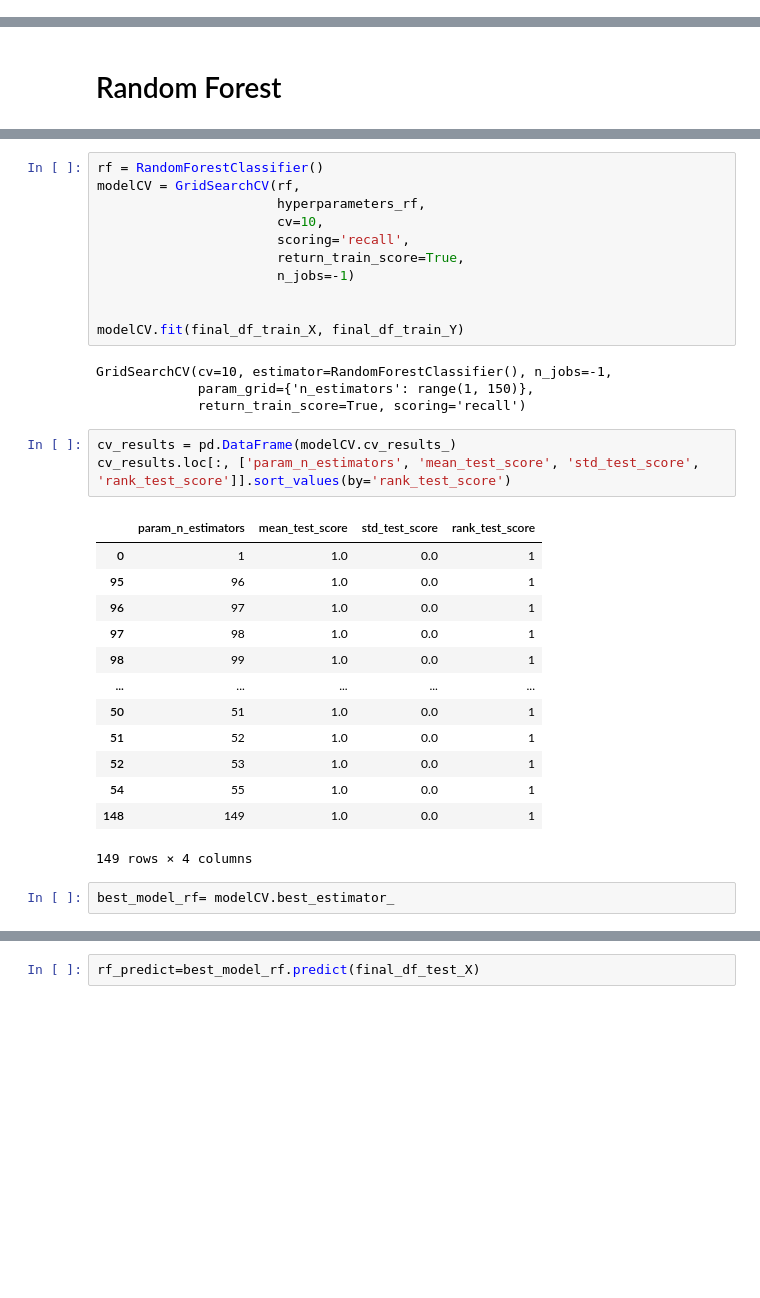
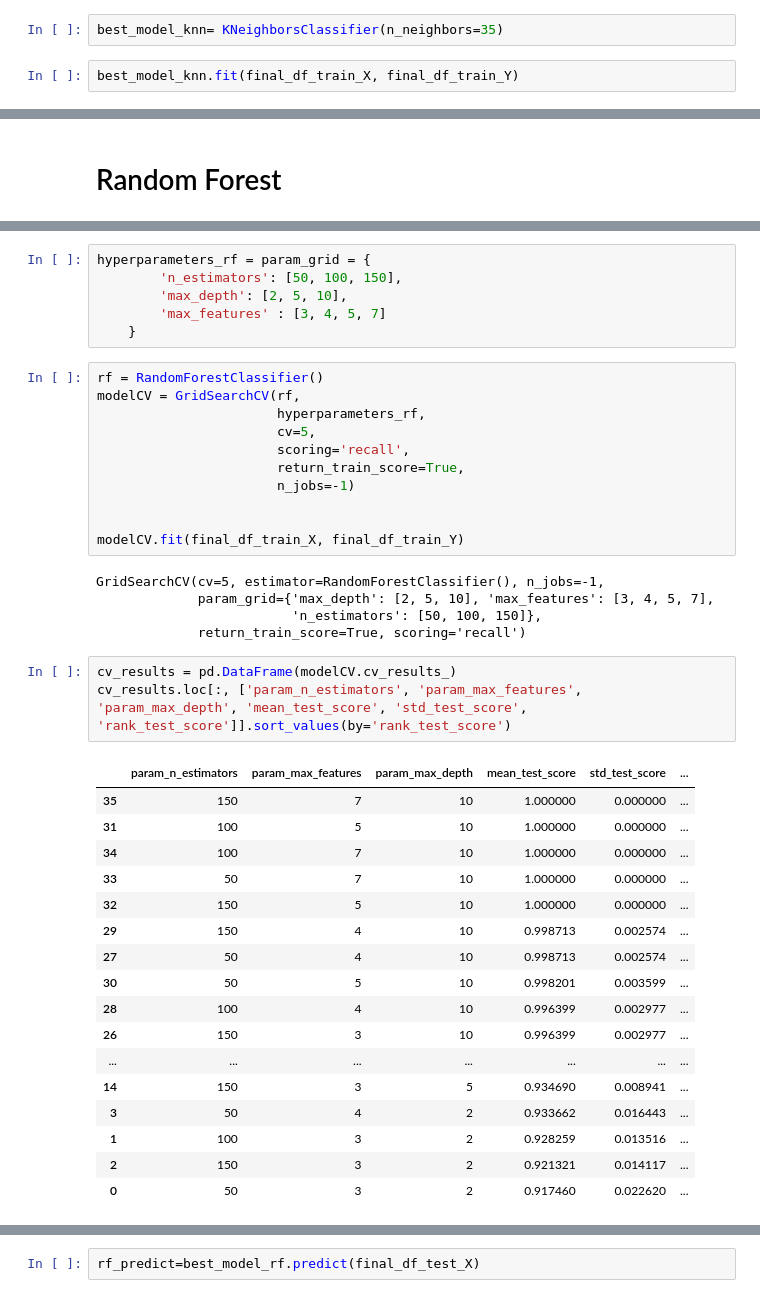
Before and after one commit to NoelFabello/preprocess-and-modeling-simple, a Jupyter notebook: Mineria1.ipynb, the cells around one changed output, grey strips where cells are left out. Drawn from its saved outputs; the diff is of its cells as text; blank space fills up the shorter version.

```diff
--- a/Mineria1.ipynb
+++ b/Mineria1.ipynb
@@ -451,0 +449,4 @@ best_model_knn= modelCV.best_estimator_
+# %%
+best_model_knn= KNeighborsClassifier(n_neighbors=35)
+# %%
+best_model_knn.fit(final_df_train_X, final_df_train_Y)
@@ -465,8 +482,14 @@ hyperparameters_rf = {'n_estimators': range(1, 150, 1)}
+# %%
+hyperparameters_rf = param_grid = {
+        'n_estimators': [50, 100, 150],
+        'max_depth': [2, 5, 10],
+        'max_features' : [3, 4, 5, 7]
+    }
 # %%
 rf = RandomForestClassifier()
 modelCV = GridSearchCV(rf,
                        hyperparameters_rf,
-                       cv=10,
+                       cv=5,
                        scoring='recall',
                        return_train_score=True,
                        n_jobs=-1)
@@ -474,25 +497,28 @@ modelCV = GridSearchCV(rf,
 
 modelCV.fit(final_df_train_X, final_df_train_Y)
 # %% [output]
-GridSearchCV(cv=10, estimator=RandomForestClassifier(), n_jobs=-1,
-             param_grid={'n_estimators': range(1, 150)},
+GridSearchCV(cv=5, estimator=RandomForestClassifier(), n_jobs=-1,
+             param_grid={'max_depth': [2, 5, 10], 'max_features': [3, 4, 5, 7],
+                         'n_estimators': [50, 100, 150]},
              return_train_score=True, scoring='recall')
 # %%
 cv_results = pd.DataFrame(modelCV.cv_results_)
-cv_results.loc[:, ['param_n_estimators', 'mean_test_score', 'std_test_score', 'rank_test_score']].sort_values(by='rank_test_score')
+cv_results.loc[:, ['param_n_estimators', 'param_max_features', 'param_max_depth', 'mean_test_score', 'std_test_score', 'rank_test_score']].sort_values(by='rank_test_score')
 # %% [output]
-|  | param_n_estimators | mean_test_score | std_test_score | rank_test_score |
-| 0 | 1 | 1.0 | 0.0 | 1 |
-| 95 | 96 | 1.0 | 0.0 | 1 |
-| 96 | 97 | 1.0 | 0.0 | 1 |
-| 97 | 98 | 1.0 | 0.0 | 1 |
-| 98 | 99 | 1.0 | 0.0 | 1 |
-| ... | ... | ... | ... | ... |
-| 50 | 51 | 1.0 | 0.0 | 1 |
-| 51 | 52 | 1.0 | 0.0 | 1 |
-| 52 | 53 | 1.0 | 0.0 | 1 |
-| 54 | 55 | 1.0 | 0.0 | 1 |
-| 148 | 149 | 1.0 | 0.0 | 1 |
+|  | param_n_estimators | param_max_features | param_max_depth | mean_test_score | std_test_score | ... |
+| 35 | 150 | 7 | 10 | 1.000000 | 0.000000 | ... |
+| 31 | 100 | 5 | 10 | 1.000000 | 0.000000 | ... |
+| 34 | 100 | 7 | 10 | 1.000000 | 0.000000 | ... |
+| 33 | 50 | 7 | 10 | 1.000000 | 0.000000 | ... |
+| 32 | 150 | 5 | 10 | 1.000000 | 0.000000 | ... |
+| 29 | 150 | 4 | 10 | 0.998713 | 0.002574 | ... |
+| 27 | 50 | 4 | 10 | 0.998713 | 0.002574 | ... |
+| 30 | 50 | 5 | 10 | 0.998201 | 0.003599 | ... |
+| 28 | 100 | 4 | 10 | 0.996399 | 0.002977 | ... |
+| 26 | 150 | 3 | 10 | 0.996399 | 0.002977 | ... |
+| ... | ... | ... | ... | ... | ... | ... |
+| 14 | 150 | 3 | 5 | 0.934690 | 0.008941 | ... |
+| 3 | 50 | 4 | 2 | 0.933662 | 0.016443 | ... |
+| 1 | 100 | 3 | 2 | 0.928259 | 0.013516 | ... |
+| 2 | 150 | 3 | 2 | 0.921321 | 0.014117 | ... |
+| 0 | 50 | 3 | 2 | 0.917460 | 0.022620 | ... |
-149 rows × 4 columns
-# %%
-best_model_rf= modelCV.best_estimator_
```
Also changed, not shown: parts of 33 cells of this notebook.
